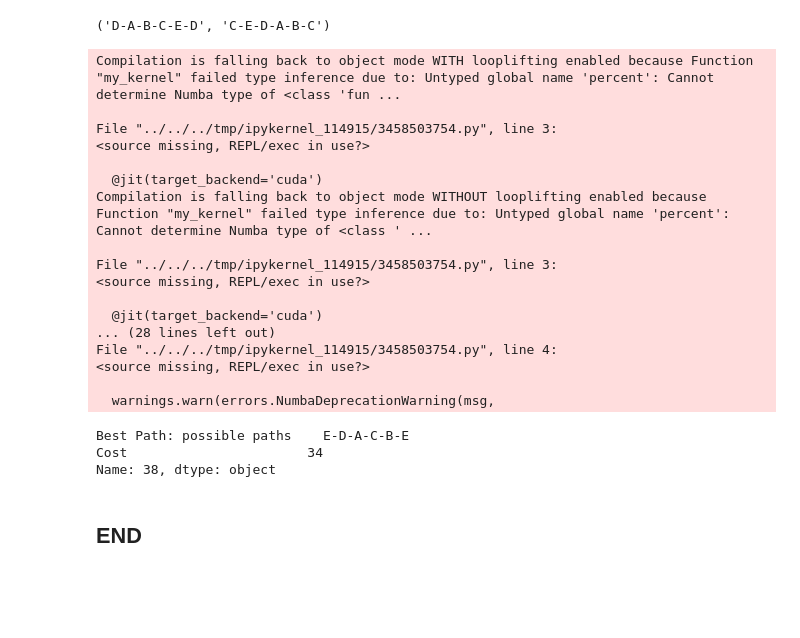
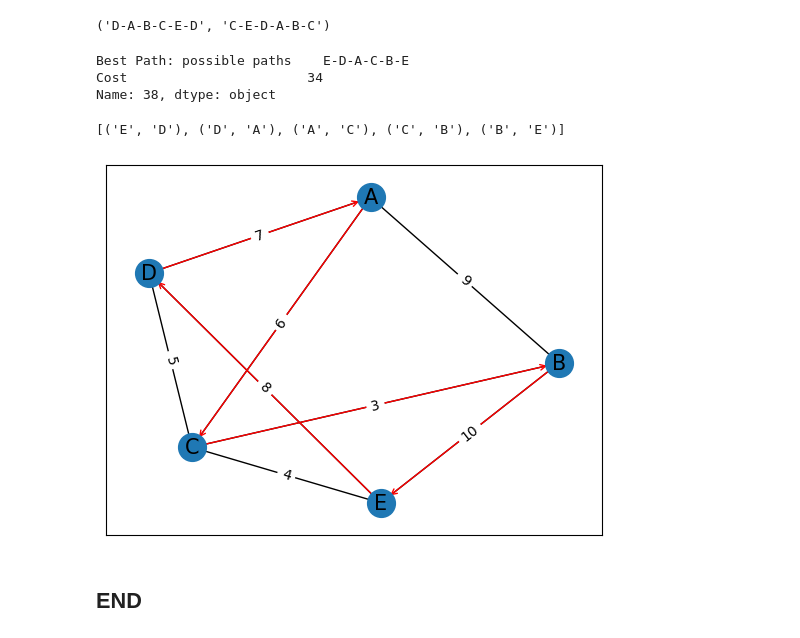
Before and after one commit to vrs-darkness/Hybrid-Genetic-Algorithm, a Jupyter notebook: Genetic_Algorithm_tsp.ipynb, the cells around one changed output. Drawn from its saved outputs; the diff is of its cells as text; code cells hidden in the pictures; blank space fills up the shorter version.

```diff
--- a/Genetic_Algorithm_tsp.ipynb
+++ b/Genetic_Algorithm_tsp.ipynb
@@ -199,7 +226,6 @@ def Simulated_annealing(c,df,tsp_path,cities):
         start_temp = start_temp *  cool_fact
     return (state,curr_score)
 # %%
-@jit(target_backend='cuda')
 def my_kernel(df,cities,tsp_path):
     F,value = percent(df)
     for i in tqdm(range(1000)):
@@ -215,29 +241,32 @@ def my_kernel(df,cities,tsp_path):
         F,value = percent(df)
     return [F,value]
 Out = my_kernel(df,cities,tsp_path)
-# %% [output]
-Compilation is falling back to object mode WITH looplifting enabled because Function "my_kernel" failed type inference due to: Untyped global name 'percent': Cannot determine Numba type of <class 'fun ...
-
-File "../../../tmp/ipykernel_114915/3458503754.py", line 3:
-<source missing, REPL/exec in use?>
-
-  @jit(target_backend='cuda')
-Compilation is falling back to object mode WITHOUT looplifting enabled because Function "my_kernel" failed type inference due to: Untyped global name 'percent': Cannot determine Numba type of <class ' ...
-
-File "../../../tmp/ipykernel_114915/3458503754.py", line 3:
-<source missing, REPL/exec in use?>
-
-  @jit(target_backend='cuda')
-... (28 lines left out)
-File "../../../tmp/ipykernel_114915/3458503754.py", line 4:
-<source missing, REPL/exec in use?>
-
-  warnings.warn(errors.NumbaDeprecationWarning(msg,
 # %%
 print("Best Path:",df.iloc[Out[1]])
 # %% [output]
 Best Path: possible paths    E-D-A-C-B-E
 Cost                       34
 Name: 38, dtype: object
+# %%
+def Output_maker(i):
+    out =[]
+    for j in range(0,len(i)-1,2):
+        out.append((i[j],i[j+2]))
+    return out
+# %%
+Best = Output_maker(df.iloc[Out[1]]['possible paths'])
+# %%
+Best
+# %% [output]
+[('E', 'D'), ('D', 'A'), ('A', 'C'), ('C', 'B'), ('B', 'E')]
+# %%
+nx.draw_networkx(G,pos,font_size=15,node_size=400,width=1)
+# nx.draw_networkx_edges(G,pos,edgelist=Best,edge_color='red')
+nx.draw_networkx_edges(G,pos,edgelist=Best,edge_color='red',arrowstyle="->",arrows=True)
+nx.draw_networkx_edge_labels(G,pos,edge_labels={(u,v): w['weight'] for u,v,w in G.edges(data=True)})
+plt.savefig('Output.png')
+plt.show()
+# %% [output]
+[figure, added]
 # %% [markdown]
 ## END
```
Also changed, not shown: parts of 8 cells of this notebook, 3 other files.
